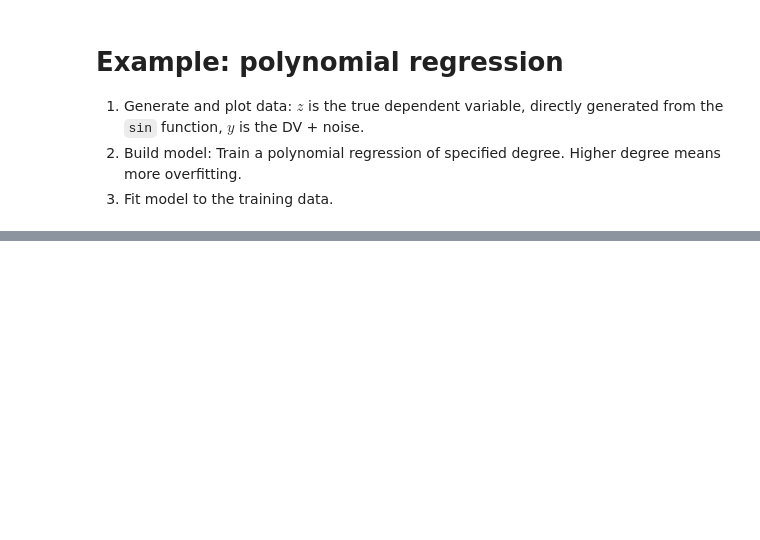
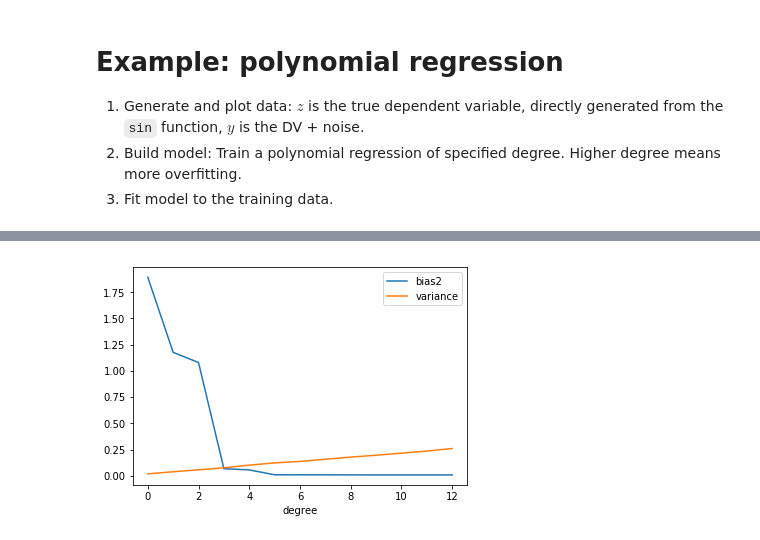
Before and after one commit to gentimouton/dives, a Jupyter notebook: exercises/q011_stats_bias_variance_tradeoff.ipynb, the cells around one changed output, grey strips where cells are left out. Saved outputs shown, nothing was run; the diff lists cells and outputs as text; code cells hidden in the pictures; blank space fills up the shorter version.

```diff
--- a/exercises/q011_stats_bias_variance_tradeoff.ipynb
+++ b/exercises/q011_stats_bias_variance_tradeoff.ipynb
@@ -178,16 +175,0 @@ model:-0.74x^0 + 2.49x^1 + -1.07x^2 + 0.12x^3
-# %%
-degree = 3
-n_samples = 10
-
-# build df mapping (sample id, data point index) to (x, y, z, prediction)
-df = pd.concat([
-    (
-        train_test_poly_linreg(
-            generate_data(),
-            degree
-        )
-        .assign(sample_id=i)
-    )
-    for i in range(n_samples)
-]).reset_index(drop=True)
-df.sample(5)
@@ -228,0 +176,69 @@ df.groupby('x_id').agg({'yp':'var'}).head()
+# %%
+def generate_samples(sample_size=50, degree=3, n_samples=100):
+    """ Produce df mapping (sample_id, x_id) to (x, y, z, yp)
+    Output df has sample_size * n_samples rows.
+    """
+    df = pd.concat([
+        (
+            train_test_poly_linreg(
+                generate_sample(sample_size, seed=i),
+                degree
+            )
+            .assign(sample_id=i)
+        )
+        for i in range(n_samples)
+    ]).reset_index(drop=True)
+    return df
+
+
+def compute_bias2_variance(df):
+    """ Given a df mapping (sample_id, x_id) to (x, y, z, yp),
+    return bias2 and variance, both averaged over all x_id.
+    I'm not sure why fabgoos is taking norm and not mean.
+    https://gist.github.com/fabgoos/6788818
+
+    """
+    # for each x, compute bias2 = ( E[yp]-E[y] )^2
+    # note that E[y] = z, but we are never given z in practice.
+    bias_df = (
+        df
+        .groupby('x_id')
+        .agg({'yp':'mean', 'y':'mean'})
+        .assign(bias2=lambda r: (r['yp']-r['y'])**2)
+        [['bias2']]
+    )
+    # for each x, compute yp variance = E[ (yp-E[yp])^2 ]
+    variance_df = (
+        df
+        .groupby('x_id')
+        .agg({'yp':'var'})
+        .rename({'yp':'var'}, axis=1)
+    )
+    # join the two and average
+    def norm(series): # L2 norm, ie sqrt(sum(squares))
+        return np.linalg.norm(list(series)) # could use series.values too
+
+    bias2, var = (
+        pd.concat([bias_df, variance_df], axis=1)
+        .agg(['mean','mad',norm])
+        .loc['mean'] # keep only mean for now
+    )
+
+    return bias2, var
+
+
+def generate_and_plot_bias2_variance_over_degrees(max_degree=12):
+    """ """
+    rows = [
+        [d] + list(compute_bias2_variance(generate_samples(degree=d)))
+        for d in range(max_degree+1)
+    ]
+    df = (
+        pd.DataFrame(rows, columns=['degree','bias2','variance'])
+        .set_index('degree')
+    )
+    df.plot()
+
+generate_and_plot_bias2_variance_over_degrees()
+# %% [output]
+[figure, added]
```
Also changed, not shown: parts of 5 cells of this notebook.
